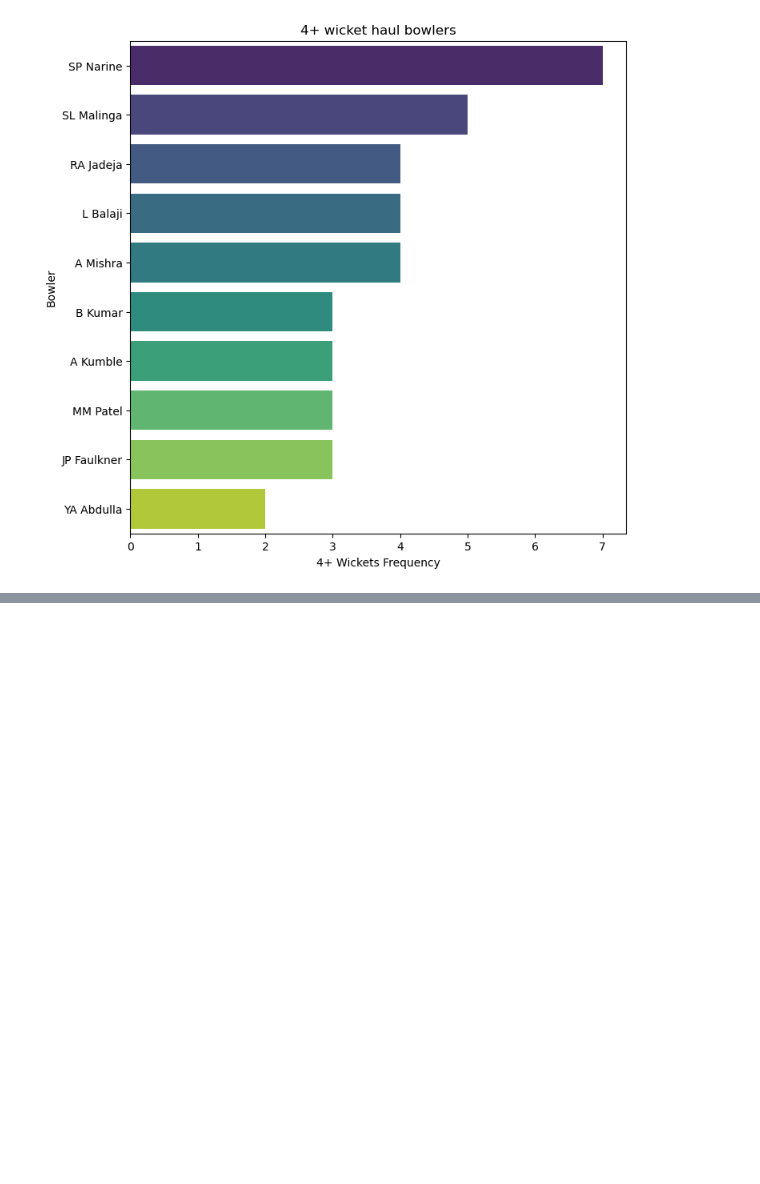
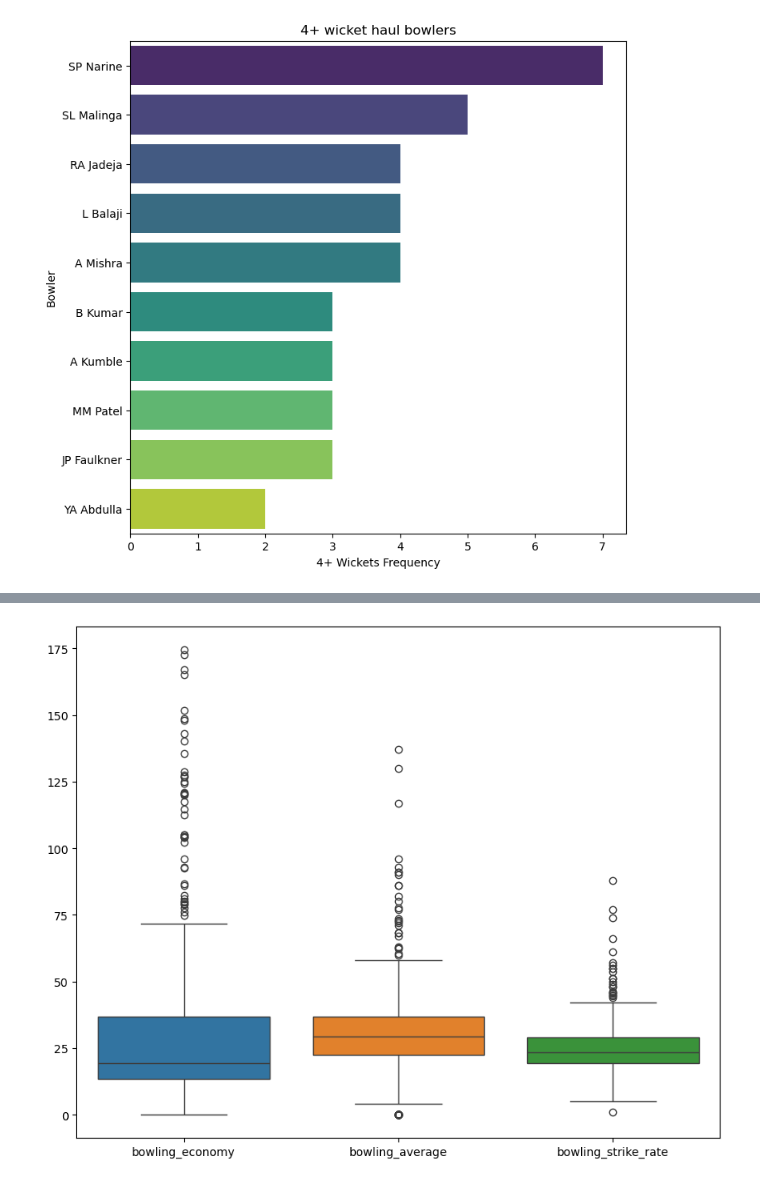
Before and after one commit to sxrthk17/data-analysis-projects, a Jupyter notebook: ipl-eda/IPL_EDA.ipynb, the cells around one changed output, grey strips where cells are left out. Cells and saved outputs as stored; diff of their text form; code cells hidden in the pictures; blank space fills up the shorter version.

```diff
--- a/ipl-eda/IPL_EDA.ipynb
+++ b/ipl-eda/IPL_EDA.ipynb
@@ -569,0 +597,9 @@ plt.show()
+# %%
+# Q12. Boxplot for outlier detection:
+selected_columns = df[['bowling_economy', 'bowling_average', 'bowling_strike_rate']]
+
+plt.figure(figsize=(10,8))
+sea.boxplot(selected_columns)
+plt.show()
+# %% [output]
+[figure, added]
```
Also changed, not shown: parts of 33 cells of this notebook.
